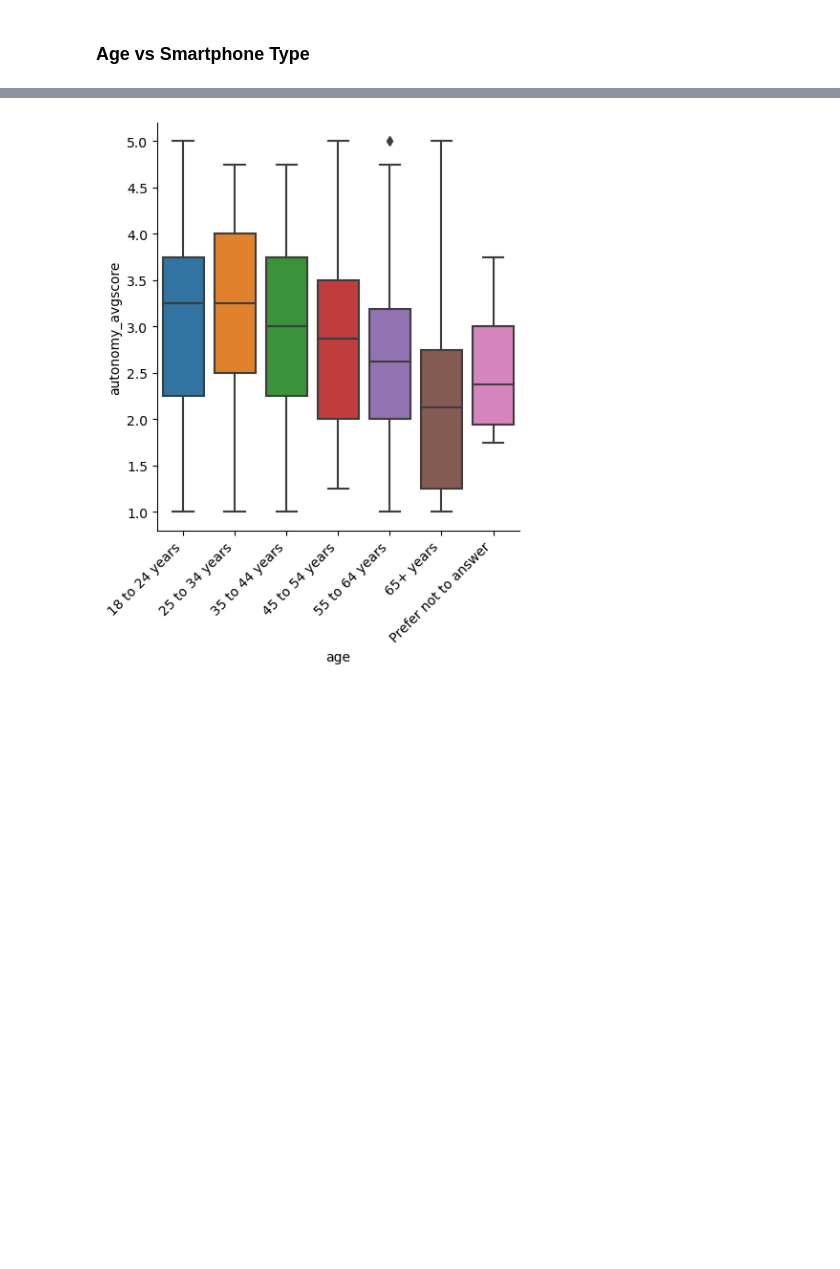
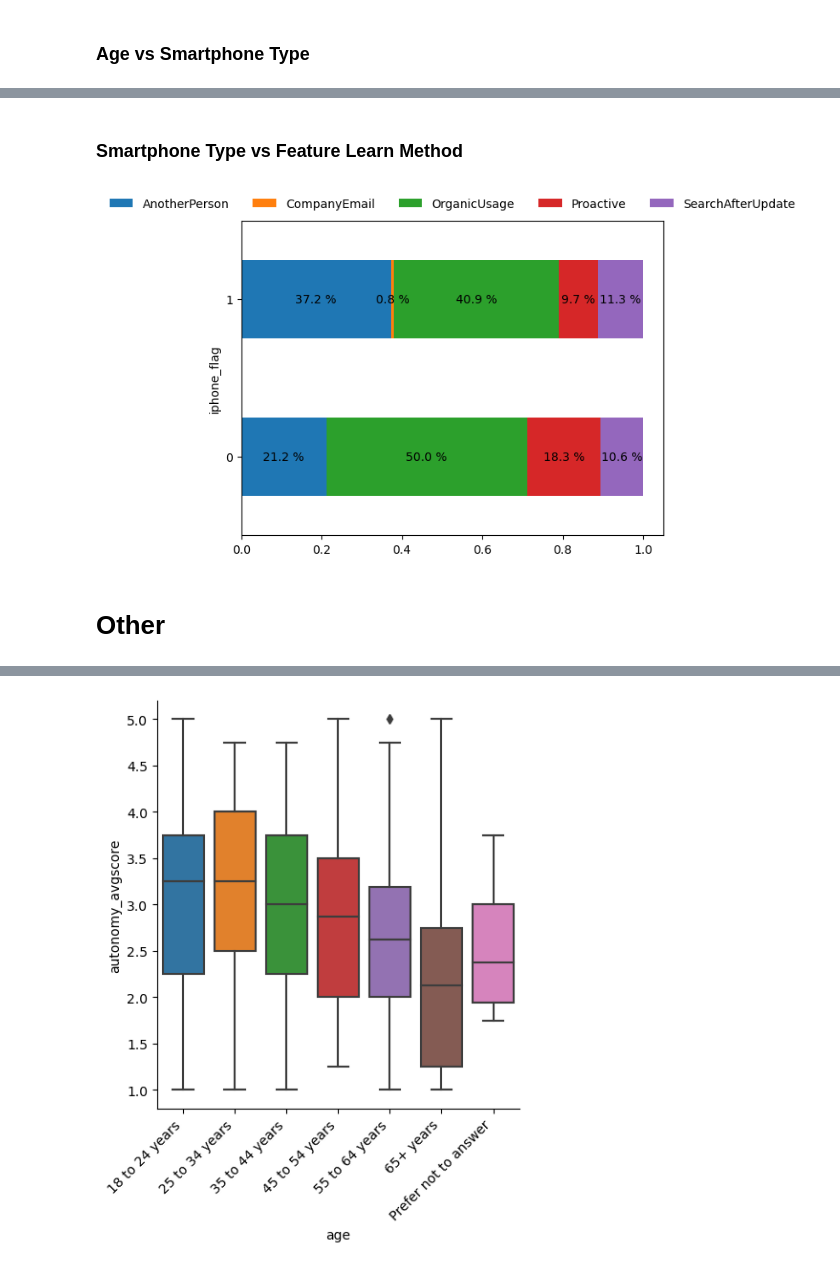
Before and after one commit to smc395/smartphone-wellbeing-study, a Jupyter notebook: analysis.ipynb, the cells around one changed output, grey strips where cells are left out. Saved outputs shown, nothing was run; the diff lists cells and outputs as text; code cells hidden in the pictures; blank space fills up the shorter version.

```diff
--- a/analysis.ipynb
+++ b/analysis.ipynb
@@ -351,0 +423,33 @@ plt.show()
+# %% [markdown]
+### Smartphone Type vs Feature Learn Method
+# %%
+# Source: https://stackoverflow.com/questions/64754905/100-stacked-bar-chart-python-seaborn-matplotlib
+df_grouped = df[df['iphone_flag'] >= 0].groupby('iphone_flag')['feature_learn_method'].value_counts(normalize=True).unstack('feature_learn_method')
+df_grouped.plot.barh(stacked=True)
+
+plt.legend(
+    bbox_to_anchor=(0.5, 1.02),
+    loc="lower center",
+    borderaxespad=0,
+    frameon=False,
+    ncol=5,
+)
+
+for iphone_flag, flm in df_grouped.reset_index(drop=True).iterrows():
+    cumulative = 0
+    for element in flm:
+        if np.isnan(element) or element < 0:
+            element = 0
+        else:
+            plt.text(
+                cumulative + element / 2,
+                iphone_flag,
+                f"{element * 100:.1f} %",
+                va="center",
+                ha="center",
+            )
+        cumulative += element
+# %% [output]
+[figure, added]
+# %% [markdown]
+# Other
```
Also changed, not shown: parts of 40 cells of this notebook.
